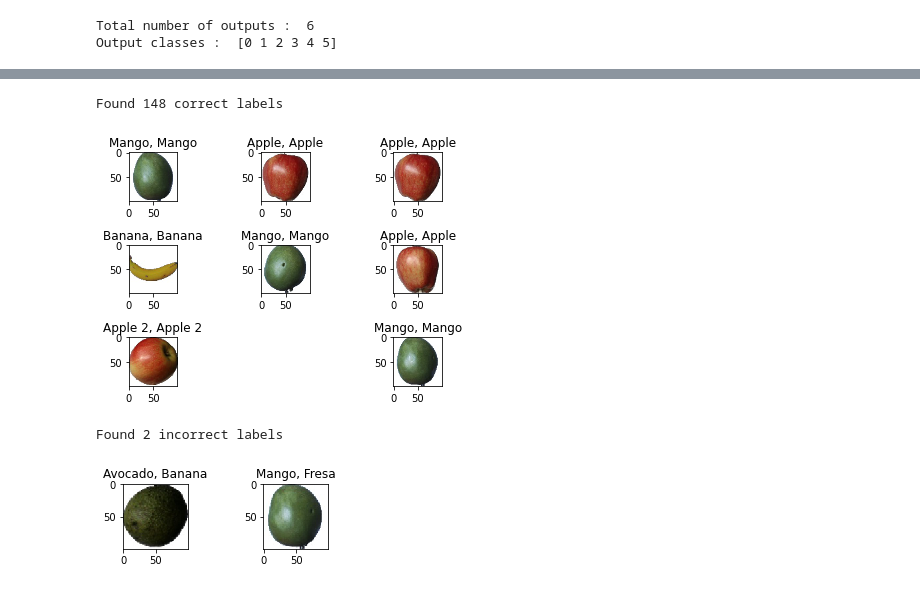
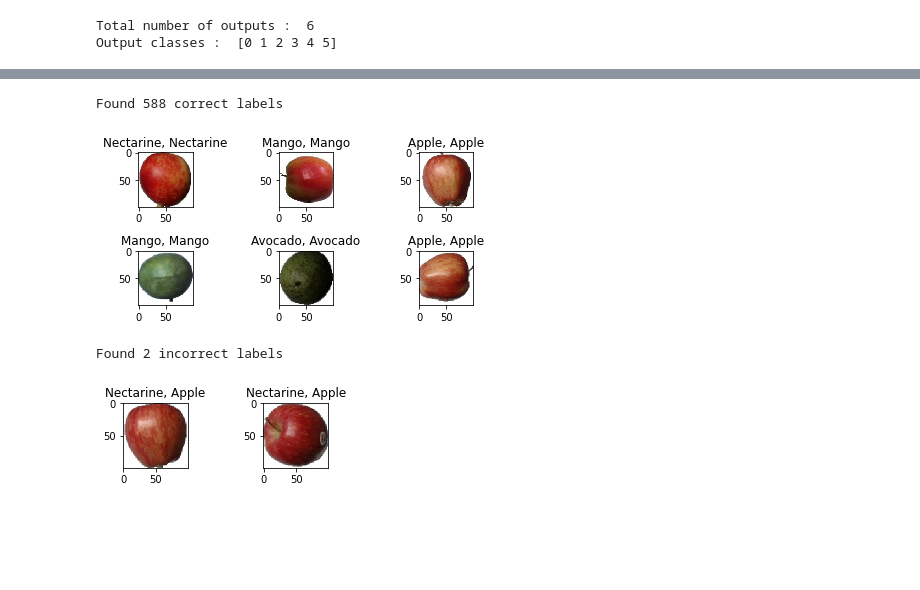
Before and after one commit to E23A48/TF_MachineLearning, a Jupyter notebook: TF_MachineLearning.ipynb, the cells around one changed output, grey strips where cells are left out. Cells and saved outputs as stored; diff of their text form; code cells hidden in the pictures; blank space fills up the shorter version.

```diff
--- a/TF_MachineLearning.ipynb
+++ b/TF_MachineLearning.ipynb
@@ -63,0 +64,8 @@ Imagenes en cada directorio [121, 105, 155, 85, 155, 129]
+# %%
+labels=[]
+indice=0
+for cantidad in dircount:
+    for i in range(cantidad):
+        labels.append(indice)
+    indice=indice+1
+print("Cantidad etiquetas creadas: ",len(labels))
@@ -122,0 +132,3 @@ After conversion to one-hot: [0. 0. 0. 0. 1. 0.]
+# %%
+train_X,valid_X,train_label,valid_label = train_test_split(train_X, train_Y_one_hot, test_size=0.2, random_state=13)
+print(train_X.shape,valid_X.shape,train_label.shape,valid_label.shape)
@@ -123,5 +137,5 @@ After conversion to one-hot: [0. 0. 0. 0. 1. 0.]
 # %%
-epochs = 10
+epochs = 6
 batch_size = 20
 
 model = Sequential()
@@ -194,34 +200,34 @@ Test accuracy: 0.9866666793823242
 predicted_classes2 = model.predict(test_X)
 
 predicted_classes=[]
-for predicted_sport in predicted_classes2:
-    predicted_classes.append(predicted_sport.tolist().index(max(predicted_sport)))
+for predicted_fruit in predicted_classes2:
+    predicted_classes.append(predicted_fruit.tolist().index(max(predicted_fruit)))
 predicted_classes=np.array(predicted_classes)
 # %%
 correct = np.where(predicted_classes==test_Y)[0]
 print("Found %d correct labels" % len(correct))
-for i, correct in enumerate(correct[0:9]):
+for i, correct in enumerate(correct[0:6]):
     plt.subplot(3,3,i+1)
     plt.imshow(test_X[correct].reshape(100,100,3), cmap='gray', interpolation='none')
     plt.title("{}, {}".format(fruits[predicted_classes[correct]],
                                                     fruits[test_Y[correct]]))
 
     plt.tight_layout()
 # %% [output]
-Found 148 correct labels
+Found 588 correct labels
-[figure, old version]
+[figure, new version]
 # %%
 incorrect = np.where(predicted_classes!=test_Y)[0]
 print("Found %d incorrect labels" % len(incorrect))
 for i, incorrect in enumerate(incorrect[0:9]):
     plt.subplot(3,3,i+1)
     plt.imshow(test_X[incorrect].reshape(100,100,3), cmap='gray', interpolation='none')
-    plt.title("{}, {}".format(deportes[predicted_classes[incorrect]],
-                                                    deportes[test_Y[incorrect]]))
+    plt.title("{}, {}".format(fruits[predicted_classes[incorrect]],
+                                                    fruits[test_Y[incorrect]]))
     plt.tight_layout()
 # %% [output]
 Found 2 incorrect labels
-[figure, old version]
+[figure, new version]
 # %%
 target_names = ["Class {}".format(i) for i in range(nClasses)]
 print(classification_report(test_Y, predicted_classes, target_names=target_names))
```
Also changed, not shown: parts of 16 cells of this notebook.
